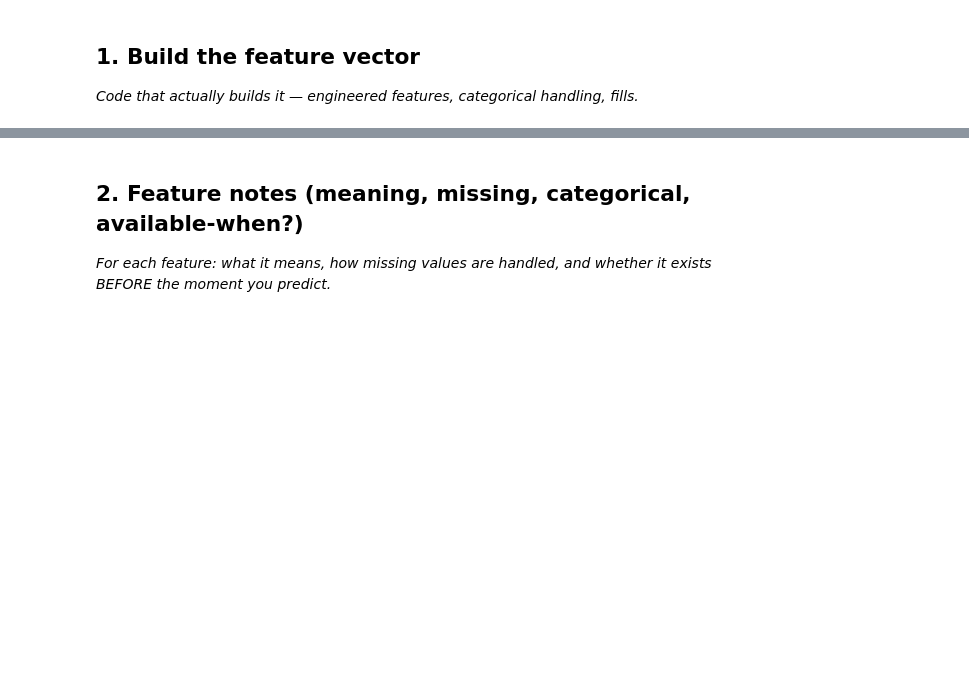
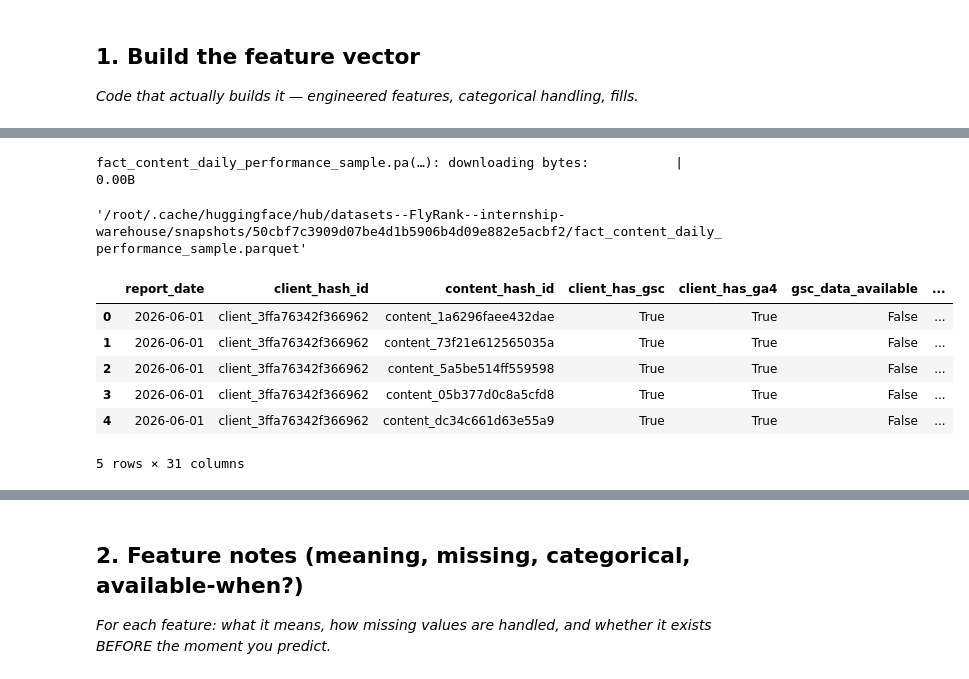
Before and after one commit to ibrahimcancode/flyrank-ml-internship, a Jupyter notebook: work/notebooks/w03_feature_leakage_check.ipynb, the cells around one changed output, grey strips where cells are left out. Saved outputs shown, nothing was run; the diff lists cells and outputs as text; code cells hidden in the pictures; blank space fills up the shorter version.

```diff
--- a/work/notebooks/w03_feature_leakage_check.ipynb
+++ b/work/notebooks/w03_feature_leakage_check.ipynb
@@ -15,0 +119,27 @@ This skeleton is yours to fill. Work the sections **in order** — each one has
+# %%
+from huggingface_hub import hf_hub_download
+
+file_path = hf_hub_download(
+    repo_id="FlyRank/internship-warehouse",
+    filename="fact_content_daily_performance_sample.parquet",
+    repo_type="dataset"
+)
+
+file_path
+# %% [output]
+fact_content_daily_performance_sample.pa(…): downloading bytes:           |  0.00B
+'/root/.cache/huggingface/hub/datasets--FlyRank--internship-warehouse/snapshots/50cbf7c3909d07be4d1b5906b4d09e882e5acbf2/fact_content_daily_performance_sample.parquet'
+# %%
+import pandas as pd
+
+df = pd.read_parquet(file_path)
+
+df.head()
+# %% [output]
+|  | report_date | client_hash_id | content_hash_id | client_has_gsc | client_has_ga4 | gsc_data_available | ... |
+| 0 | 2026-06-01 | client_3ffa76342f366962 | content_1a6296faee432dae | True | True | False | ... |
+| 1 | 2026-06-01 | client_3ffa76342f366962 | content_73f21e612565035a | True | True | False | ... |
+| 2 | 2026-06-01 | client_3ffa76342f366962 | content_5a5be514ff559598 | True | True | False | ... |
+| 3 | 2026-06-01 | client_3ffa76342f366962 | content_05b377d0c8a5cfd8 | True | True | False | ... |
+| 4 | 2026-06-01 | client_3ffa76342f366962 | content_dc34c661d63e55a9 | True | True | False | ... |
+5 rows × 31 columns
```
Also changed, not shown: parts of 18 cells of this notebook.
